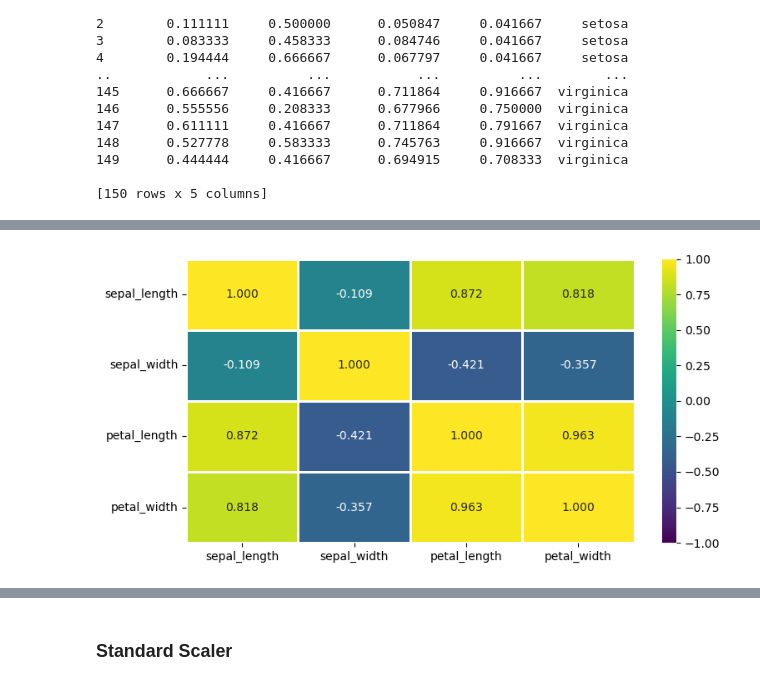
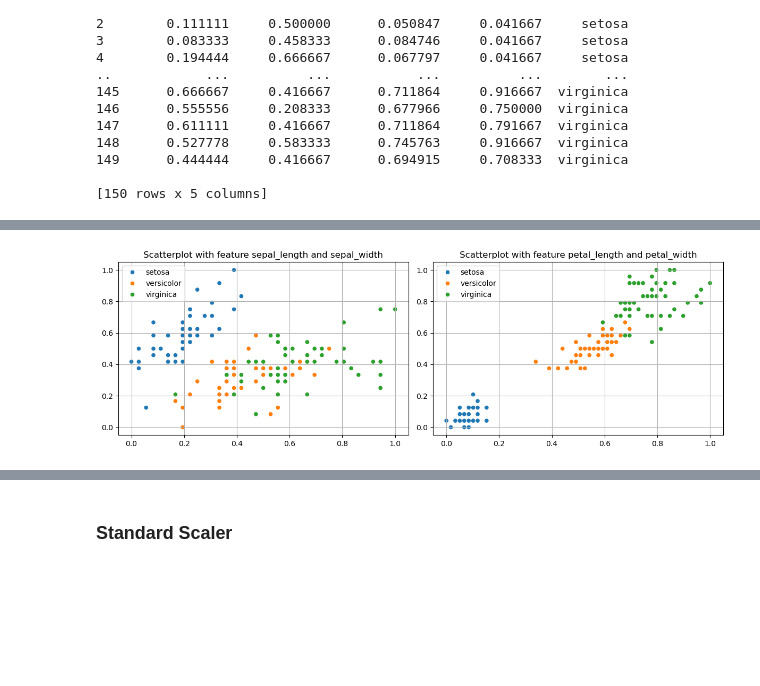
Before and after one commit to kusin/bahan-ajar-ML, a Jupyter notebook: Pertemuan 4 - Teknik Praproses Data/Preprocessing - iris.ipynb, the cells around one changed output, grey strips where cells are left out. Cells and saved outputs as stored; diff of their text form; code cells hidden in the pictures; blank space fills up the shorter version.

```diff
--- a/Pertemuan 4 - Teknik Praproses Data/Preprocessing - iris.ipynb
+++ b/Pertemuan 4 - Teknik Praproses Data/Preprocessing - iris.ipynb
@@ -58,17 +65,20 @@ def heatmap(dataset):
 # %%
 # function scatter plot
-def scatter(data, x, y):
+def scatter(dataset):
 
   # create scatter plots
-  fig, ax = plt.subplots(figsize = (8,4))
-  sns.scatterplot(data=data, x=x, y=y, hue="species")
+  fig, ax = plt.subplots(nrows=1, ncols=2, figsize=(12,4))
+  sns.scatterplot(data=dataset, x="sepal_length", y="sepal_width", hue="species", ax=ax[0])
+  sns.scatterplot(data=dataset, x="petal_length", y="petal_width", hue="species", ax=ax[1])
 
   # set labels
-  ax.set_title("", fontsize=14)
-  ax.set_xlabel("", fontsize=12)
-  ax.set_ylabel("", fontsize=12)
-  ax.legend(loc='upper left')
-  ax.grid(True)
+  labels = ["sepal_length and sepal_width", "petal_length and petal_width"]
+  for i in range(2):
+    ax[i].set_title("Scatterplot with feature "+str(labels[i]))
+    ax[i].set_xlabel("")
+    ax[i].set_ylabel("")
+    ax[i].legend(loc='upper left')
+    ax[i].grid(True)
 
   # show scatterplot
   plt.tight_layout()
@@ -115,5 +126,5 @@ boxplot(MinMax)
 # %%
-# results minmax with heatmap
-heatmap(MinMax)
+# results minmax with scatterplot
+scatter(MinMax)
 # %% [output]
-[figure, old version]
+[figure, new version]
```
Also changed, not shown: parts of 29 cells of this notebook, 1 other file.
